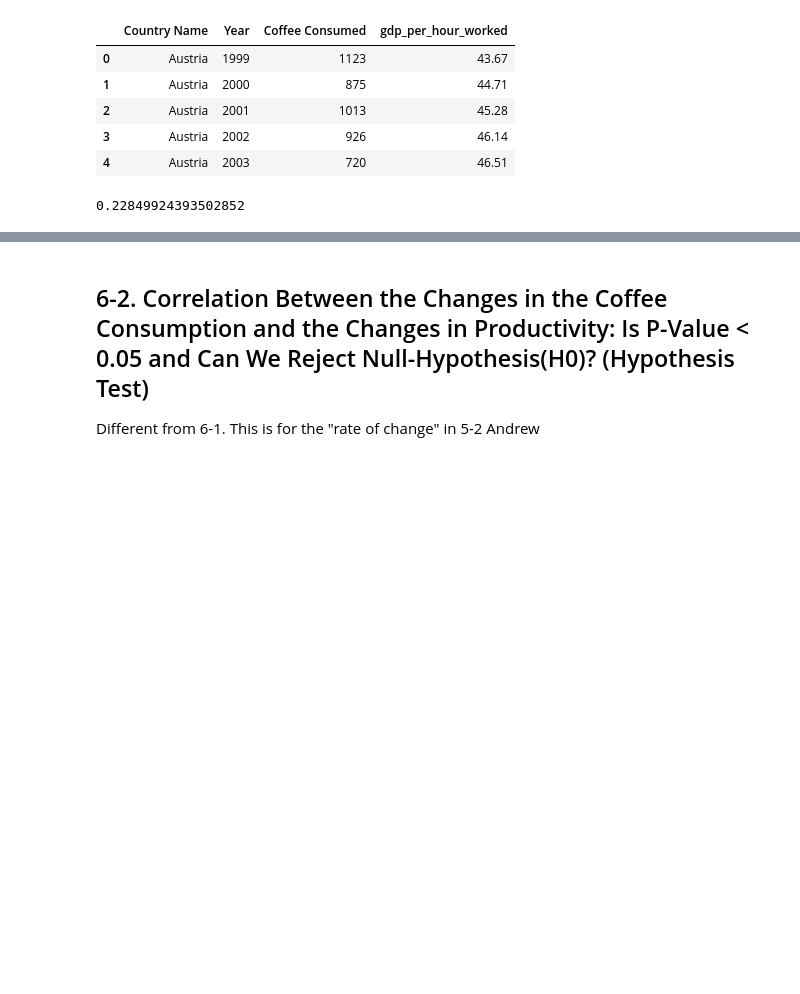
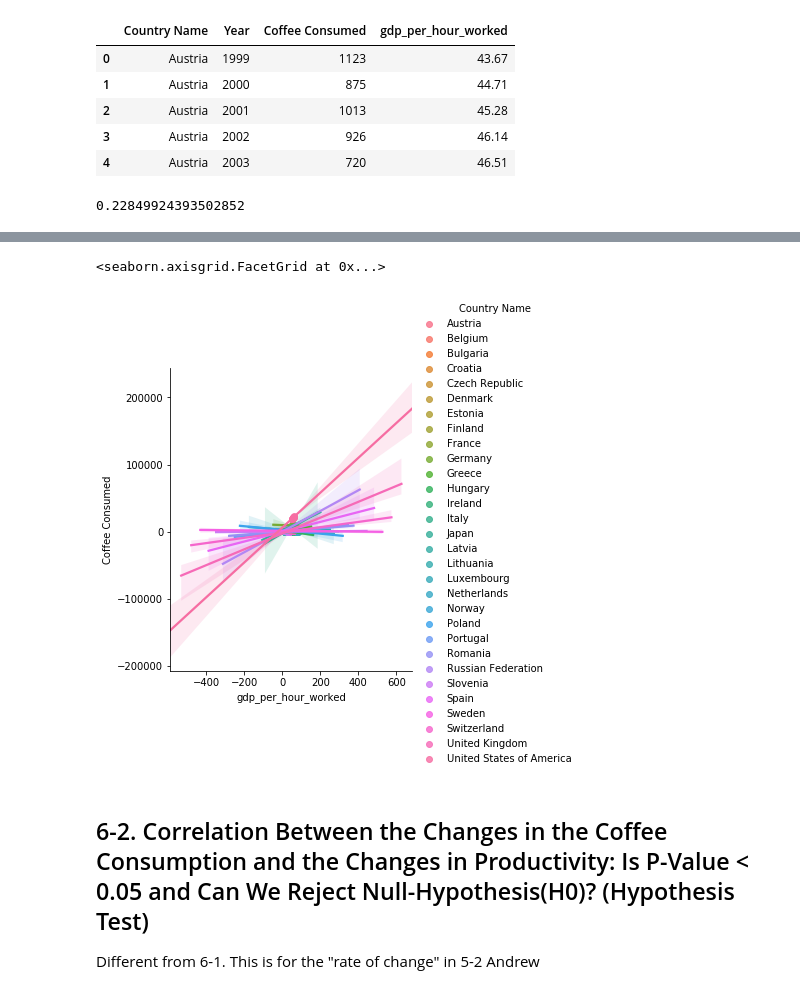
Before and after one commit to andrewboring/Confabulators_Project_1, a Jupyter notebook: andrew.ipynb, the cells around one changed output, grey strips where cells are left out. Saved outputs shown, nothing was run; the diff lists cells and outputs as text; code cells hidden in the pictures; blank space fills up the shorter version.

Commit message:
added seaborn lmplot

```diff
--- a/andrew.ipynb
+++ b/andrew.ipynb
@@ -125,3 +125,10 @@ plt.show()
+# %%
+import seaborn as sns
+seaborn_df = df[["Country Name","Coffee Consumed","gdp_per_hour_worked"]]
+sns.lmplot(y='Coffee Consumed', x='gdp_per_hour_worked', hue='Country Name', data=seaborn_df)
+# %% [output]
+<seaborn.axisgrid.FacetGrid at 0x...>
+[figure, added]
 # %% [markdown]
 ## 6-2. Correlation Between the Changes in the Coffee Consumption and the Changes in Productivity: Is P-Value < 0.05 and Can We Reject Null-Hypothesis(H0)? (Hypothesis Test)
 
```
Also changed, not shown: parts of 3 cells of this notebook.
